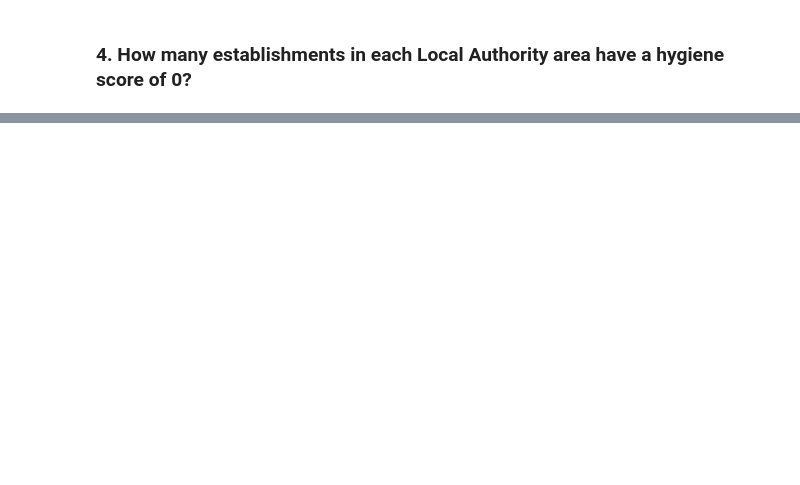
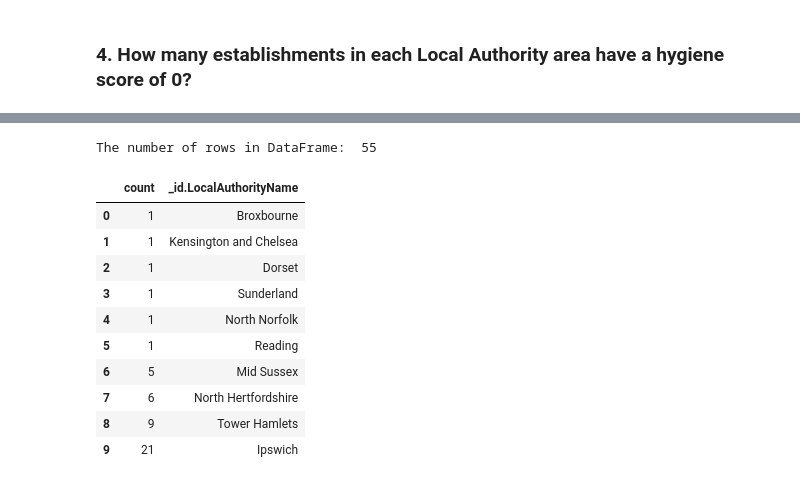
Before and after one commit to oas95/nosql-challenge, a Jupyter notebook: NoSQL/NoSQL_analysis_starter.ipynb, the cells around one changed output, grey strips where cells are left out. Drawn from its saved outputs; the diff is of its cells as text; code cells hidden in the pictures; blank space fills up the shorter version.

```diff
--- a/NoSQL/NoSQL_analysis_starter.ipynb
+++ b/NoSQL/NoSQL_analysis_starter.ipynb
@@ -110,9 +189,16 @@ sort =
 # %%
 # Create a pipeline that:
 # 1. Matches establishments with a hygiene score of 0
+hygiene_query = {'$match': {'scores.Hygiene': 0}}
 # 2. Groups the matches by Local Authority
+group_query = {'$group': {'_id':{'LocalAuthorityName': '$LocalAuthorityName'},
+                          'count': {'$sum': 1}
+                          }
+               }
 # 3. Sorts the matches from highest to lowest
-
+sort_query = {'$sort': {'count': +1}}
 # Print the number of documents in the result
-
+pipeline = [hygiene_query, group_query, sort_query]
 # Print the first 10 results
+results = list(establishments.aggregate(pipeline))
+pprint(results)
@@ -119,6 +223,21 @@ sort =
 # %%
 # Convert the result to a Pandas DataFrame
-
+localauthority_df = pd.DataFrame(results)
+normalized_df = pd.json_normalize(results)
 # Display the number of rows in the DataFrame
-
+print("The number of rows in DataFrame: ", len(normalized_df))
 # Display the first 10 rows of the DataFrame
+normalized_df.head(10)
+# %% [output]
+The number of rows in DataFrame:  55
+|  | count | _id.LocalAuthorityName |
+| 0 | 1 | Broxbourne |
+| 1 | 1 | Kensington and Chelsea |
+| 2 | 1 | Dorset |
+| 3 | 1 | Sunderland |
+| 4 | 1 | North Norfolk |
+| 5 | 1 | Reading |
+| 6 | 5 | Mid Sussex |
+| 7 | 6 | North Hertfordshire |
+| 8 | 9 | Tower Hamlets |
+| 9 | 21 | Ipswich |
```
Also changed, not shown: parts of 8 cells of this notebook, 1 other file.
